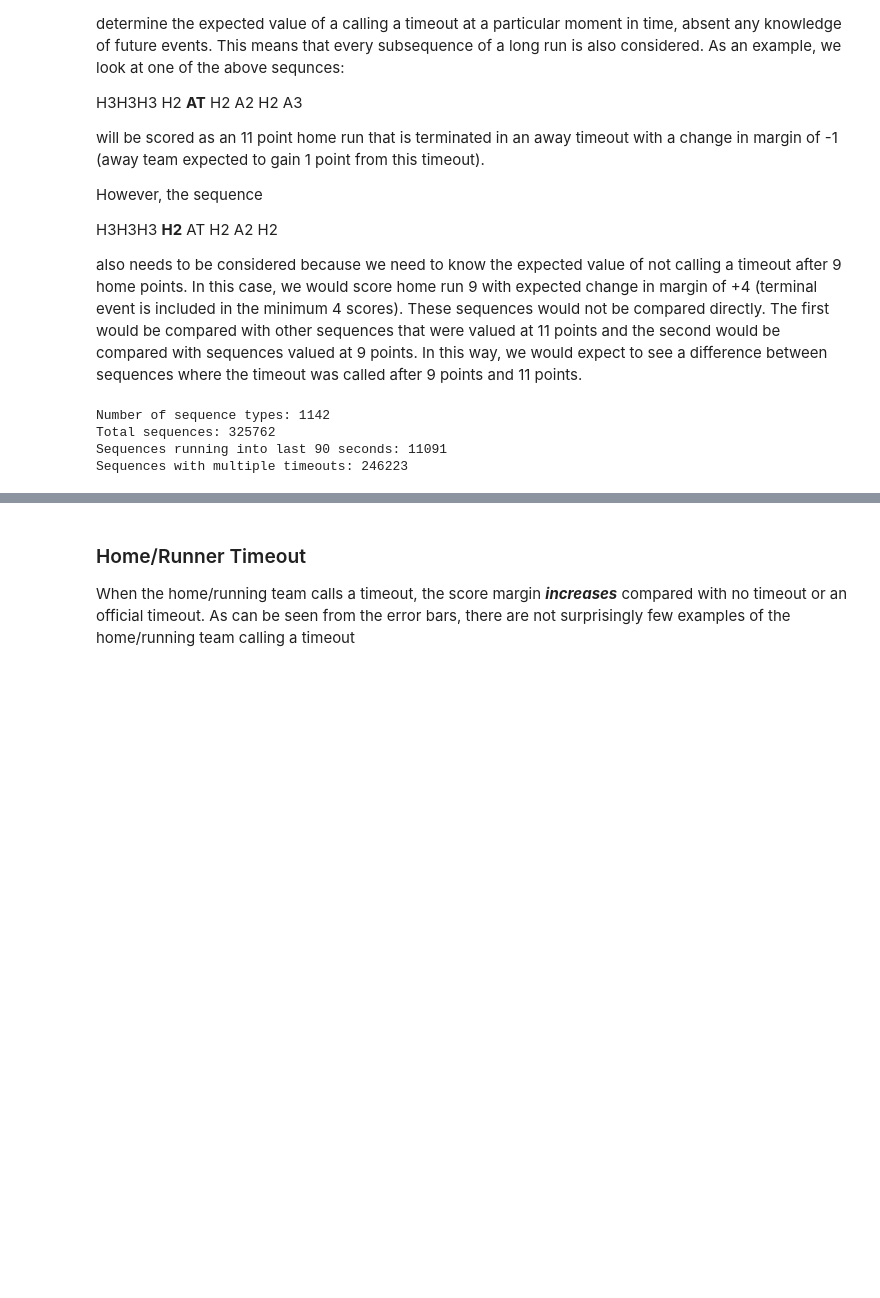
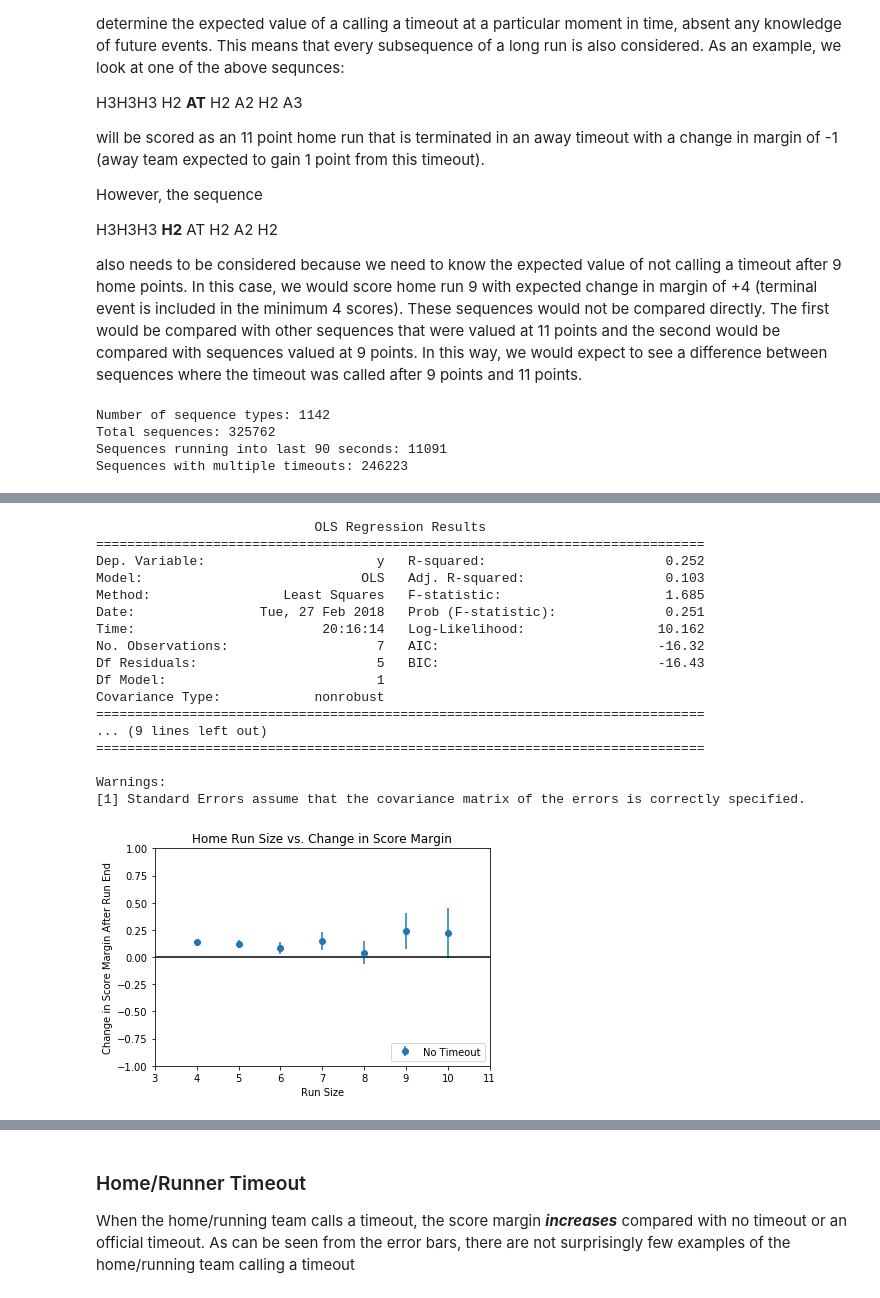
Before and after one commit to mattfred10/Timeout-Analyzer, a Jupyter notebook: Timeout_Analysis.ipynb, the cells around one changed output, grey strips where cells are left out. Cells and saved outputs as stored; diff of their text form; code cells hidden in the pictures; blank space fills up the shorter version.

```diff
--- a/Timeout_Analysis.ipynb
+++ b/Timeout_Analysis.ipynb
@@ -609,0 +717,22 @@ First, we show sequences where no timeout was called. When no timeout is called,
+# %%
+
+plot_averages(['NoT'], np_combined, full_summary=True)
+# %% [output]
+                            OLS Regression Results
+==============================================================================
+Dep. Variable:                      y   R-squared:                       0.252
+Model:                            OLS   Adj. R-squared:                  0.103
+Method:                 Least Squares   F-statistic:                     1.685
+Date:                Tue, 27 Feb 2018   Prob (F-statistic):              0.251
+Time:                        20:16:14   Log-Likelihood:                 10.162
+No. Observations:                   7   AIC:                            -16.32
+Df Residuals:                       5   BIC:                            -16.43
+Df Model:                           1
+Covariance Type:            nonrobust
+==============================================================================
+... (9 lines left out)
+==============================================================================
+
+Warnings:
+[1] Standard Errors assume that the covariance matrix of the errors is correctly specified.
+[figure, added]
```
Also changed, not shown: parts of 35 cells of this notebook.
